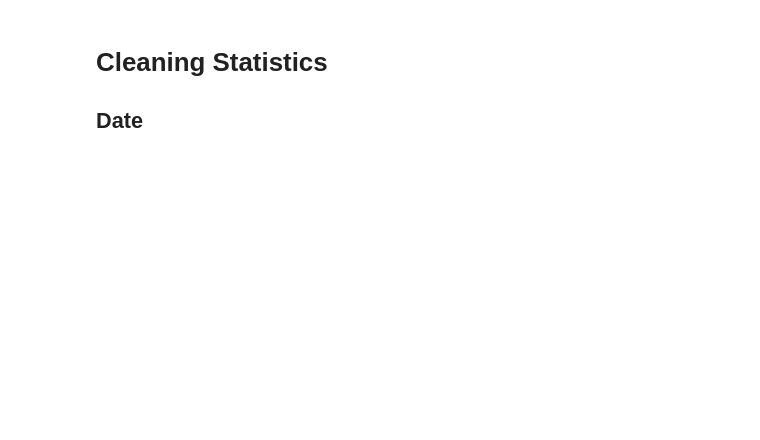
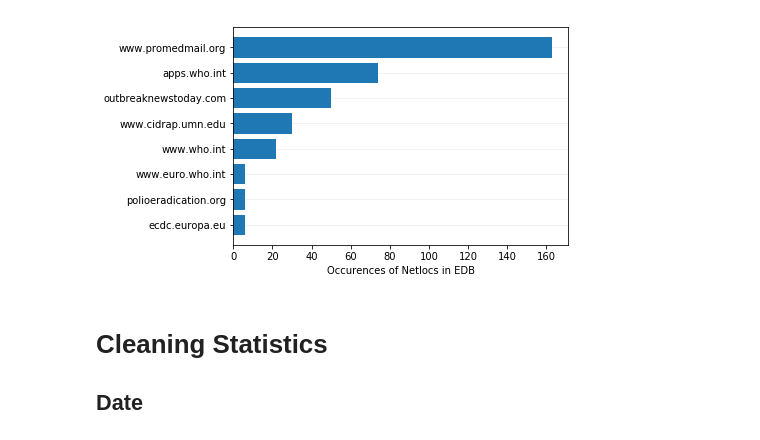
Before and after one commit to aauss/EventEpi, a Jupyter notebook: statistics.ipynb, the cells around one changed output. Cells and saved outputs as stored; diff of their text form; code cells hidden in the pictures; blank space fills up the shorter version.

Commit message:
Add plot about URL usage

```diff
--- a/statistics.ipynb
+++ b/statistics.ipynb
@@ -12,0 +21,15 @@ cleaned_edb = event_db.read_cleaned()
+# %%
+from urllib.parse import urlparse
+from collections import defaultdict
+from operator import itemgetter
+
+urls = cleaned_edb.URL
+netlocs = [urlparse(url).netloc for url in urls]
+d = defaultdict(int)
+for n in netloc:
+    d[n] = d[n] + 1
+netloc_occurence_tuples = list(d.items())
+# %%
+sorted_netloc_occurence_tuples = sorted(netloc_occurence_tuples, key=itemgetter(1))
+# %%
+most_used_netlocs = sorted_netloc_occurence_tuples[-9:]
@@ -13,3 +48,14 @@ cleaned_edb = event_db.read_cleaned()
+# %%
+most_used_netlocs.remove((b'', 87))
+# %%
+x = np.arange(len(most_used_netlocs))
+plt.barh(x, width=[t[1] for t in most_used_netlocs])
+plt.xlabel('Occurences of Netlocs in EDB', fontname='Times New Roman')
+plt.yticks(x, [t[0] for t in most_used_netlocs])
+plt.grid(which='both', axis='y', alpha=0.2)
+plt.rc('axes', axisbelow=True)
+# %% [output]
+[figure, added]
 # %% [markdown]
 # Cleaning Statistics
 ## Date
```
Also changed, not shown: parts of 36 cells of this notebook.
